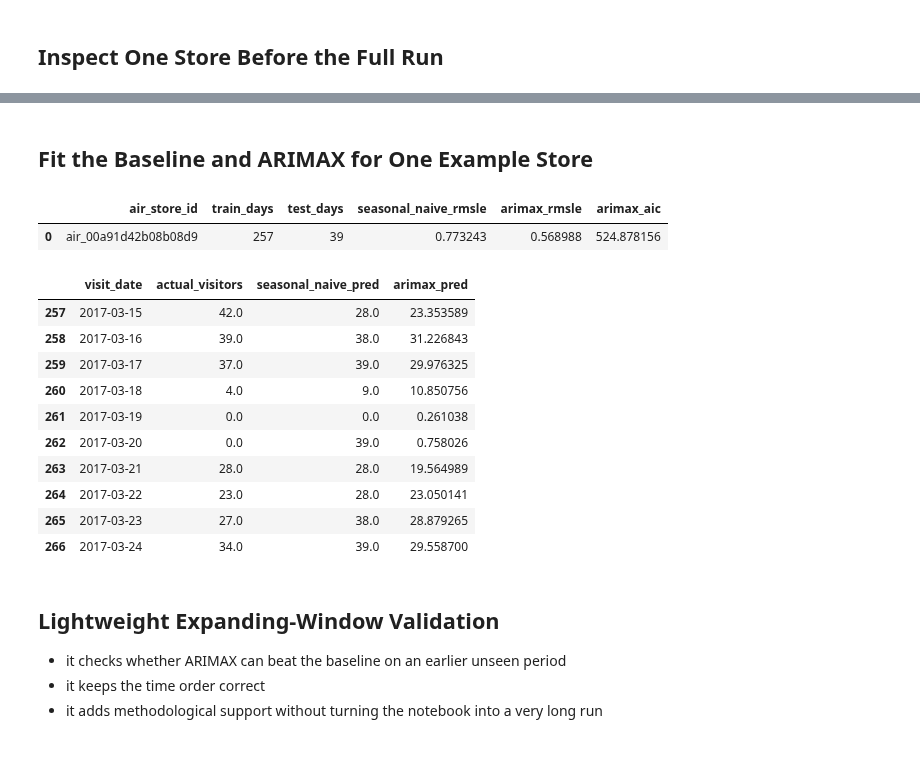
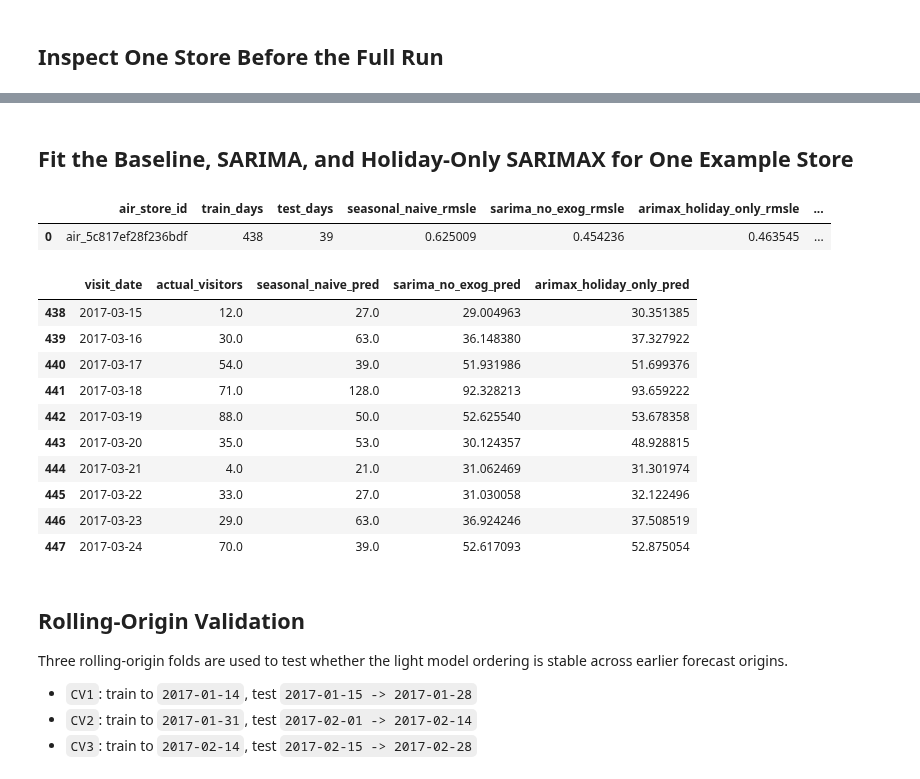
Before and after one commit to daokhanhlinh0523-dotcom/Store-Level-Time-Series-Forecasting-of-Restaurant-Visitors-Using-ARIMAX, a Jupyter notebook: notebooks/03_final_store_level_forecasting.ipynb, the cells around one changed output, grey strips where cells are left out. Drawn from its saved outputs; the diff is of its cells as text; code cells hidden in the pictures.

Commit message:
Update report, notebook, and outputs for final SARIMAX submission

```diff
--- a/notebooks/03_final_store_level_forecasting.ipynb
+++ b/notebooks/03_final_store_level_forecasting.ipynb
@@ -388,7 +514,7 @@ stores with removed padding: 766
 # %% [markdown]
 ## Inspect One Store Before the Full Run
 # %%
-sample_store_id = store_ids[0]
+sample_store_id = run_store_ids[0]
 sample_df = build_store_daily_frame(sample_store_id, visits, reserve_agg_full, reserve_agg_final, holidays)
 sample_train = sample_df.loc[sample_df['visit_date'] <= final_split_date].copy()
 sample_test = sample_df.loc[sample_df['visit_date'] > final_split_date].copy()
@@ -415,56 +541,76 @@ train/test days : 257 39
 # %% [markdown]
-## Fit the Baseline and ARIMAX for One Example Store
+## Fit the Baseline, SARIMA, and Holiday-Only SARIMAX for One Example Store
 # %%
 y_train = sample_train['log1p_visitors'].astype(float)
 y_test = sample_test['visitors'].astype(float).to_numpy()
 
-x_train, x_test = build_exog(sample_train, sample_test)
-
 baseline_log = seasonal_naive_forecast(y_train.to_numpy(), len(sample_test), season=7)
 baseline_pred = np.expm1(baseline_log)
-arimax_log, sample_aic, _ = fit_arimax_forecast(y_train, x_train, x_test)
-arimax_pred = np.expm1(arimax_log)
+
+sample_model_outputs = {
+    'seasonal_naive': baseline_pred,
+}
+
+sample_sarima_log, sample_sarima_aic, _ = fit_sarimax_forecast(
+    y_train,
+    horizon=len(sample_test),
+    model_label='SARIMA no exog',
+)
+sample_model_outputs['sarima_no_exog'] = np.expm1(sample_sarima_log)
+
+sample_x_train, sample_x_test = build_exog(sample_train, sample_test, EXOG_CONFIGS['arimax_holiday_only'])
+sample_arimax_log, sample_arimax_aic, _ = fit_sarimax_forecast(
+    y_train,
+    horizon=len(sample_test),
+    x_train=sample_x_train,
+    x_test=sample_x_test,
+    model_label='SARIMAX holiday only',
+)
+sample_model_outputs['arimax_holiday_only'] = np.expm1(sample_arimax_log)
 
 sample_metrics = pd.DataFrame([
     {
         'air_store_id': sample_store_id,
         'train_days': len(sample_train),
         'test_days': len(sample_test),
-        'seasonal_naive_rmsle': rmsle(y_test, baseline_pred),
-        'arimax_rmsle': rmsle(y_test, arimax_pred),
-        'arimax_aic': sample_aic,
+        'seasonal_naive_rmsle': rmsle(y_test, sample_model_outputs['seasonal_naive']),
+        'sarima_no_exog_rmsle': rmsle(y_test, sample_model_outputs['sarima_no_exog']),
+        'arimax_holiday_only_rmsle': rmsle(y_test, sample_model_outputs['arimax_holiday_only']),
+        'sarima_no_exog_aic': sample_sarima_aic,
+        'arimax_holiday_only_aic': sample_arimax_aic,
     }
 ])
 
 display(sample_metrics)
 display(pd.DataFrame({
     'visit_date': sample_test['visit_date'].dt.strftime('%Y-%m-%d'),
     'actual_visitors': y_test,
-    'seasonal_naive_pred': baseline_pred,
-    'arimax_pred': arimax_pred,
+    'seasonal_naive_pred': sample_model_outputs['seasonal_naive'],
+    'sarima_no_exog_pred': sample_model_outputs['sarima_no_exog'],
+    'arimax_holiday_only_pred': sample_model_outputs['arimax_holiday_only'],
 }).head(10))
 # %% [output]
-|  | air_store_id | train_days | test_days | seasonal_naive_rmsle | arimax_rmsle | arimax_aic |
-| 0 | air_00a91d42b08b08d9 | 257 | 39 | 0.773243 | 0.568988 | 524.878156 |
+|  | air_store_id | train_days | test_days | seasonal_naive_rmsle | sarima_no_exog_rmsle | arimax_holiday_only_rmsle | ... |
+| 0 | air_5c817ef28f236bdf | 438 | 39 | 0.625009 | 0.454236 | 0.463545 | ... |
-|  | visit_date | actual_visitors | seasonal_naive_pred | arimax_pred |
-| 257 | 2017-03-15 | 42.0 | 28.0 | 23.353589 |
-| 258 | 2017-03-16 | 39.0 | 38.0 | 31.226843 |
-| 259 | 2017-03-17 | 37.0 | 39.0 | 29.976325 |
-| 260 | 2017-03-18 | 4.0 | 9.0 | 10.850756 |
-| 261 | 2017-03-19 | 0.0 | 0.0 | 0.261038 |
-| 262 | 2017-03-20 | 0.0 | 39.0 | 0.758026 |
-| 263 | 2017-03-21 | 28.0 | 28.0 | 19.564989 |
-| 264 | 2017-03-22 | 23.0 | 28.0 | 23.050141 |
-| 265 | 2017-03-23 | 27.0 | 38.0 | 28.879265 |
-| 266 | 2017-03-24 | 34.0 | 39.0 | 29.558700 |
+|  | visit_date | actual_visitors | seasonal_naive_pred | sarima_no_exog_pred | arimax_holiday_only_pred |
+| 438 | 2017-03-15 | 12.0 | 27.0 | 29.004963 | 30.351385 |
+| 439 | 2017-03-16 | 30.0 | 63.0 | 36.148380 | 37.327922 |
+| 440 | 2017-03-17 | 54.0 | 39.0 | 51.931986 | 51.699376 |
+| 441 | 2017-03-18 | 71.0 | 128.0 | 92.328213 | 93.659222 |
+| 442 | 2017-03-19 | 88.0 | 50.0 | 52.625540 | 53.678358 |
+| 443 | 2017-03-20 | 35.0 | 53.0 | 30.124357 | 48.928815 |
+| 444 | 2017-03-21 | 4.0 | 21.0 | 31.062469 | 31.301974 |
+| 445 | 2017-03-22 | 33.0 | 27.0 | 31.030058 | 32.122496 |
+| 446 | 2017-03-23 | 29.0 | 63.0 | 36.924246 | 37.508519 |
+| 447 | 2017-03-24 | 70.0 | 39.0 | 52.617093 | 52.875054 |
 # %% [markdown]
-## Lightweight Expanding-Window Validation
+## Rolling-Origin Validation
 
+Three rolling-origin folds are used to test whether the light model ordering is stable across earlier forecast origins.
 
-
-- it checks whether ARIMAX can beat the baseline on an earlier unseen period
-- it keeps the time order correct
-- it adds methodological support without turning the notebook into a very long run
+- `CV1`: train to `2017-01-14`, test `2017-01-15 -> 2017-01-28`
+- `CV2`: train to `2017-01-31`, test `2017-02-01 -> 2017-02-14`
+- `CV3`: train to `2017-02-14`, test `2017-02-15 -> 2017-02-28`
 # %%
 cv_summaries = []
 cv_metrics_frames = []
```
Also changed, not shown: parts of 14 cells of this notebook, 42 other files.
